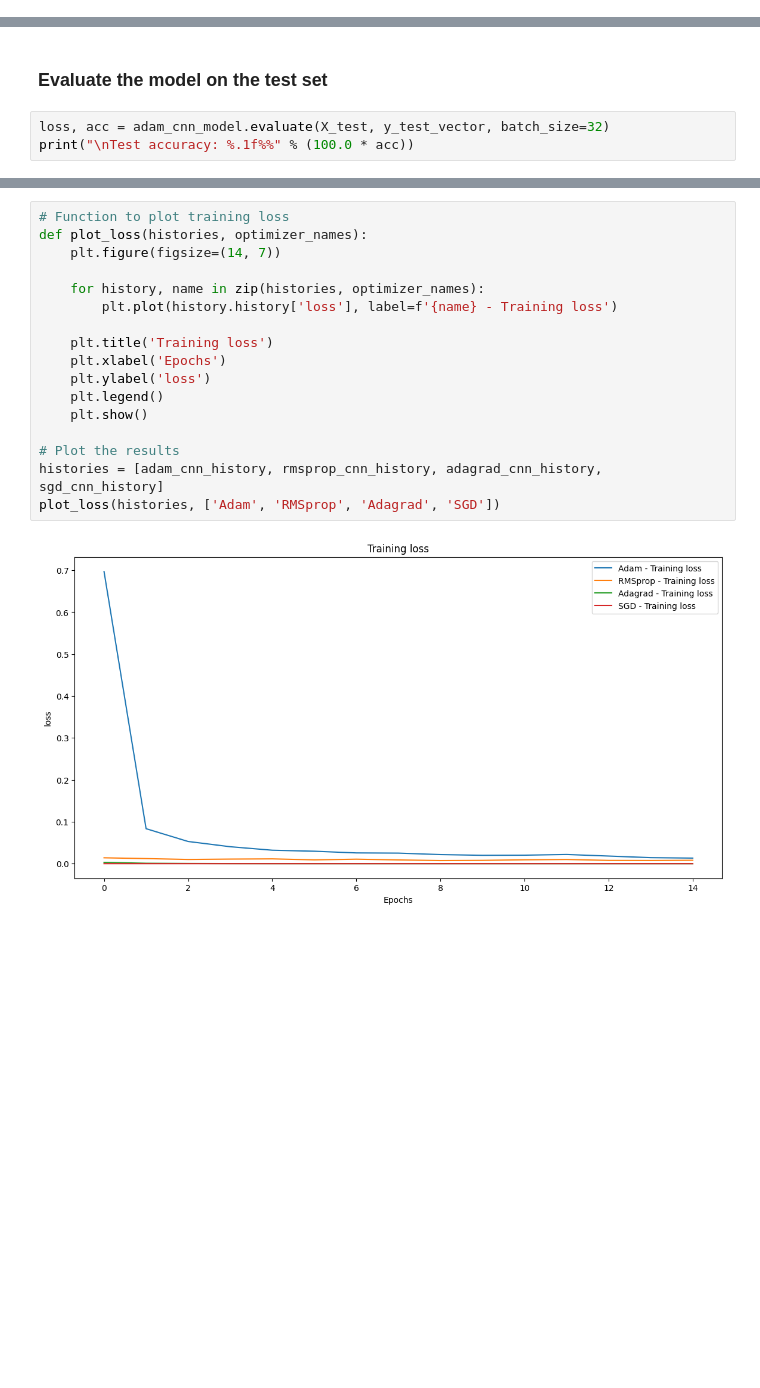
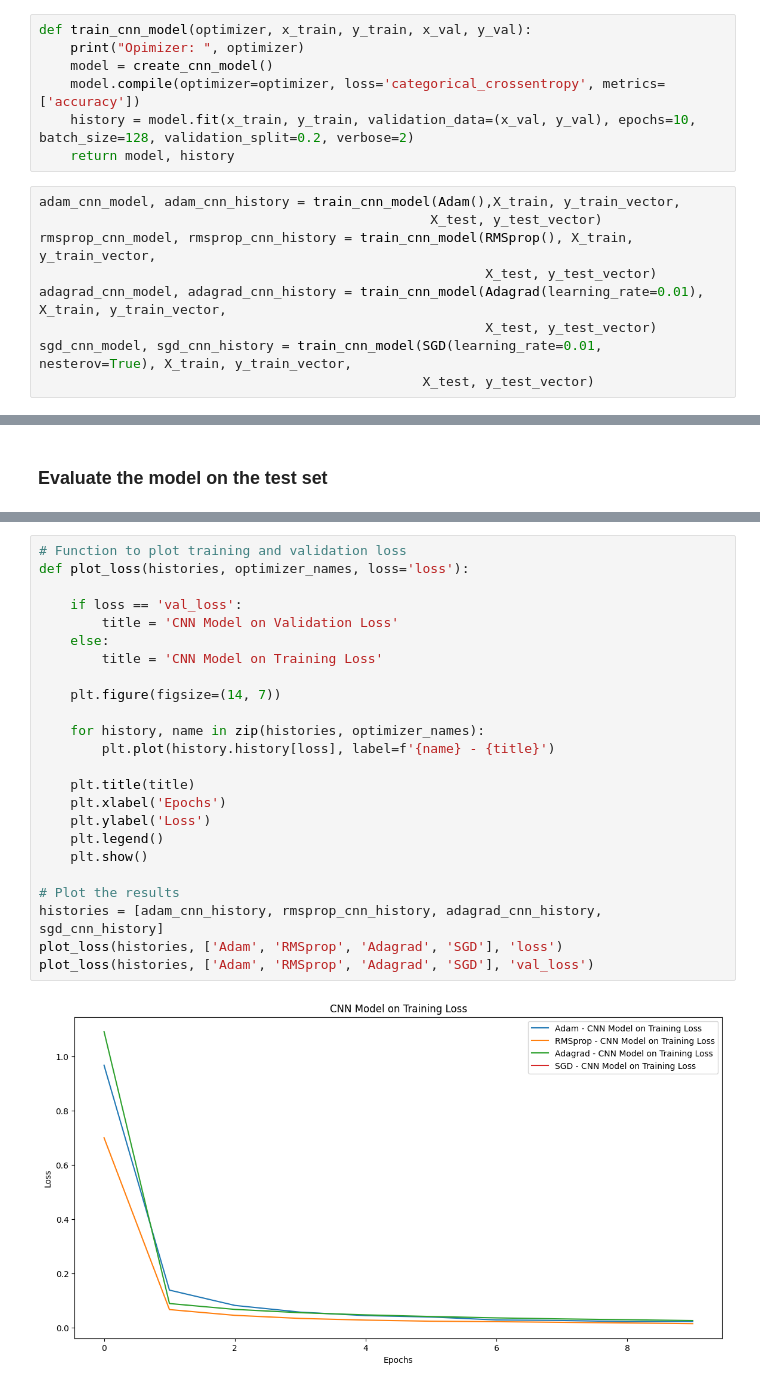
Before and after one commit to chakryaros/IDC6146, a Jupyter notebook: Project_Group2_CNN_Classification_model.ipynb, the cells around one changed output, grey strips where cells are left out. Cells and saved outputs as stored; diff of their text form; blank space fills up the shorter version.

```diff
--- a/Project_Group2_CNN_Classification_model.ipynb
+++ b/Project_Group2_CNN_Classification_model.ipynb
@@ -159,0 +99,16 @@ Epoch 15/15
+# %%
+def train_cnn_model(optimizer, x_train, y_train, x_val, y_val):
+    print("Opimizer: ", optimizer)
+    model = create_cnn_model()
+    model.compile(optimizer=optimizer, loss='categorical_crossentropy', metrics=['accuracy'])
+    history = model.fit(x_train, y_train, validation_data=(x_val, y_val), epochs=10, batch_size=128, validation_split=0.2, verbose=2)
+    return model, history
+# %%
+adam_cnn_model, adam_cnn_history = train_cnn_model(Adam(),X_train, y_train_vector,
+                                                  X_test, y_test_vector)
+rmsprop_cnn_model, rmsprop_cnn_history = train_cnn_model(RMSprop(), X_train, y_train_vector,
+                                                         X_test, y_test_vector)
+adagrad_cnn_model, adagrad_cnn_history = train_cnn_model(Adagrad(learning_rate=0.01), X_train, y_train_vector,
+                                                         X_test, y_test_vector)
+sgd_cnn_model, sgd_cnn_history = train_cnn_model(SGD(learning_rate=0.01, nesterov=True), X_train, y_train_vector,
+                                                 X_test, y_test_vector)
@@ -160,5 +135,2 @@ Epoch 15/15
 # %% [markdown]
 ### Evaluate the model on the test set
-# %%
-loss, acc = adam_cnn_model.evaluate(X_test, y_test_vector, batch_size=32)
-print("\nTest accuracy: %.1f%%" % (100.0 * acc))
@@ -169,19 +159,26 @@ Test accuracy: 99.0%
 # %%
-# Function to plot training loss
-def plot_loss(histories, optimizer_names):
+# Function to plot training and validation loss
+def plot_loss(histories, optimizer_names, loss='loss'):
+
+    if loss == 'val_loss':
+        title = 'CNN Model on Validation Loss'
+    else:
+        title = 'CNN Model on Training Loss'
+
     plt.figure(figsize=(14, 7))
 
     for history, name in zip(histories, optimizer_names):
-        plt.plot(history.history['loss'], label=f'{name} - Training loss')
+        plt.plot(history.history[loss], label=f'{name} - {title}')
 
-    plt.title('Training loss')
+    plt.title(title)
     plt.xlabel('Epochs')
-    plt.ylabel('loss')
+    plt.ylabel('Loss')
     plt.legend()
     plt.show()
 
 # Plot the results
 histories = [adam_cnn_history, rmsprop_cnn_history, adagrad_cnn_history, sgd_cnn_history]
-plot_loss(histories, ['Adam', 'RMSprop', 'Adagrad', 'SGD'])
+plot_loss(histories, ['Adam', 'RMSprop', 'Adagrad', 'SGD'], 'loss')
+plot_loss(histories, ['Adam', 'RMSprop', 'Adagrad', 'SGD'], 'val_loss')
 # %% [output]
-[figure, old version]
+[figure, new version]
```
Also changed, not shown: parts of 15 cells of this notebook, 2 other files.
